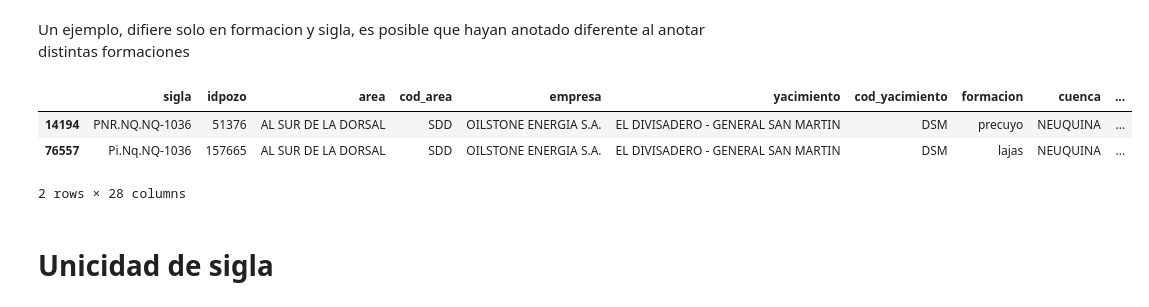
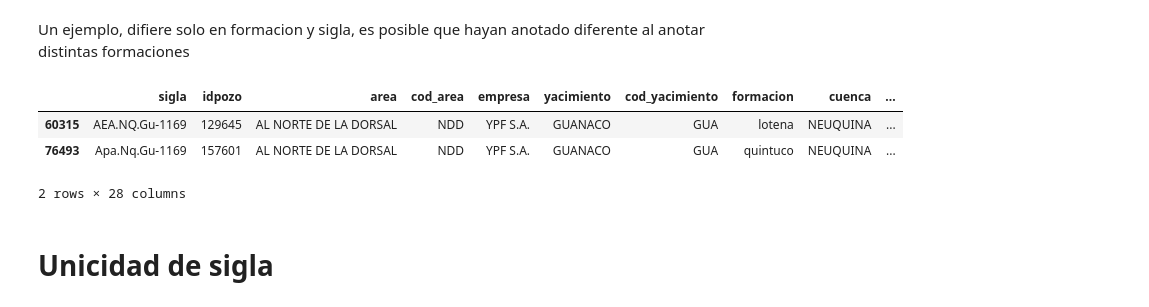
Before and after one commit to tiagoscalise3/calidad_tp2, a Jupyter notebook: Unicidad.ipynb, the cells around one changed output. Drawn from its saved outputs; the diff is of its cells as text; code cells hidden in the pictures.

```diff
--- a/Unicidad.ipynb
+++ b/Unicidad.ipynb
@@ -255,8 +255,9 @@ dtype: bool
 # %% [markdown]
 Me fijo cuáles tienen bocas unicas dentro de mismas coordenadas. Esperaríamos que no haya ninguna ya que una boca es un punto fisico en un terreno, por lo que no debería existir una boca unica en una lista de coordenadas repetidas. Sin embargo hay 155
 # %%
-geom_dup_uebocas = geom_dup[~geom_dup['sigla'].duplicated(keep=False)]
-geom_dup_uebocas.info()
+geom_dup_uneqbocas = geom_dup[~geom_dup['sigla'].duplicated(keep=False)]
+geom_dup_uneqbocas.to_csv("duplicados_eqcoord_uneqsigla.csv")
+geom_dup_uneqbocas.info()
 # %% [output]
 <class 'pandas.core.frame.DataFrame'>
 Index: 155 entries, 655 to 83928
@@ -278,11 +279,11 @@ memory usage: 35.1+ KB
 # %% [markdown]
 Un ejemplo, difiere solo en formacion y sigla, es posible que hayan anotado diferente al anotar distintas formaciones
 # %%
-geom_dup[geom_dup['geom'] == geom_dup_uebocas['geom'].iloc[30]]
+geom_dup[geom_dup['geom'] == geom_dup_uneqbocas['geom'].iloc[55]]
 # %% [output]
 |  | sigla | idpozo | area | cod_area | empresa | yacimiento | cod_yacimiento | formacion | cuenca | ... |
-| 14194 | PNR.NQ.NQ-1036 | 51376 | AL SUR DE LA DORSAL | SDD | OILSTONE ENERGIA S.A. | EL DIVISADERO - GENERAL SAN MARTIN | DSM | precuyo | NEUQUINA | ... |
-| 76557 | Pi.Nq.NQ-1036 | 157665 | AL SUR DE LA DORSAL | SDD | OILSTONE ENERGIA S.A. | EL DIVISADERO - GENERAL SAN MARTIN | DSM | lajas | NEUQUINA | ... |
+| 60315 | AEA.NQ.Gu-1169 | 129645 | AL NORTE DE LA DORSAL | NDD | YPF S.A. | GUANACO | GUA | lotena | NEUQUINA | ... |
+| 76493 | Apa.Nq.Gu-1169 | 157601 | AL NORTE DE LA DORSAL | NDD | YPF S.A. | GUANACO | GUA | quintuco | NEUQUINA | ... |
 2 rows × 28 columns
 # %% [markdown]
 # Unicidad de sigla
```
